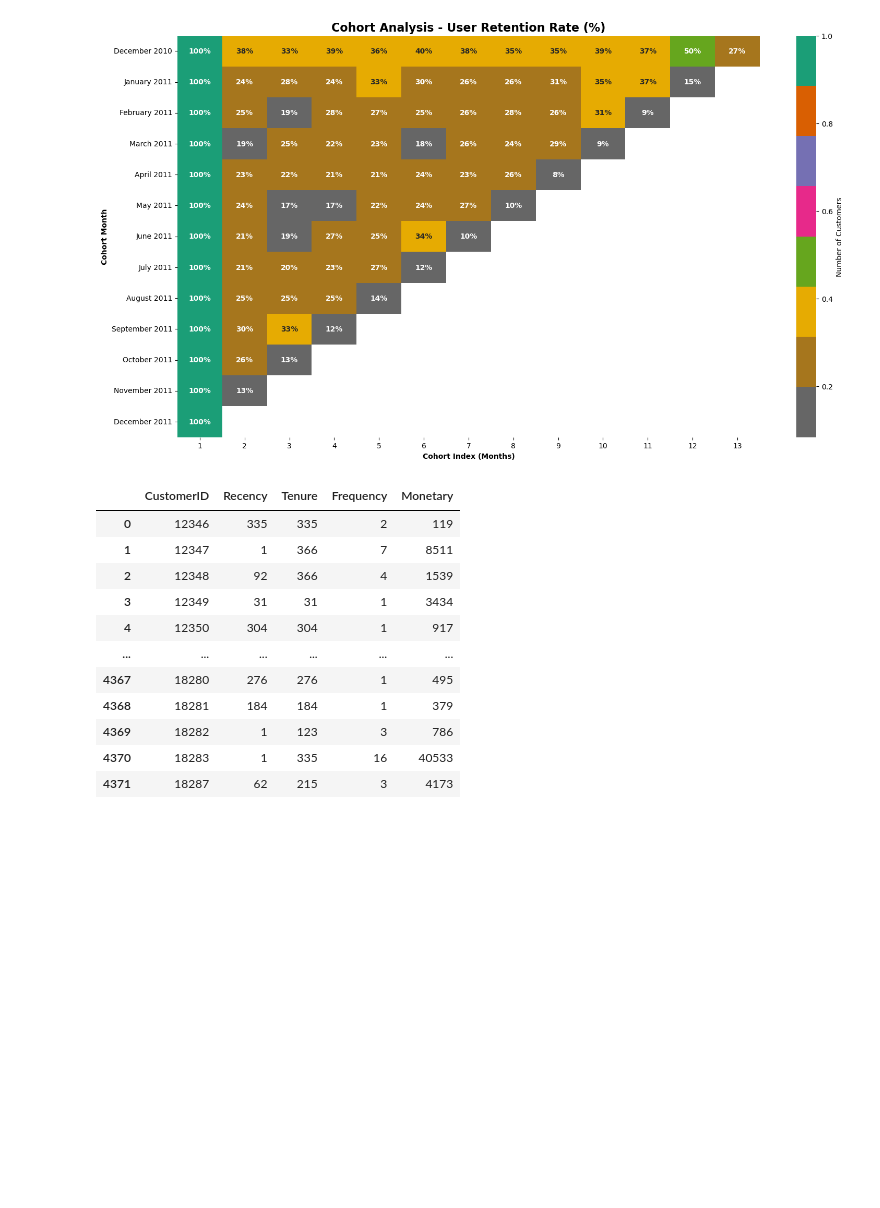
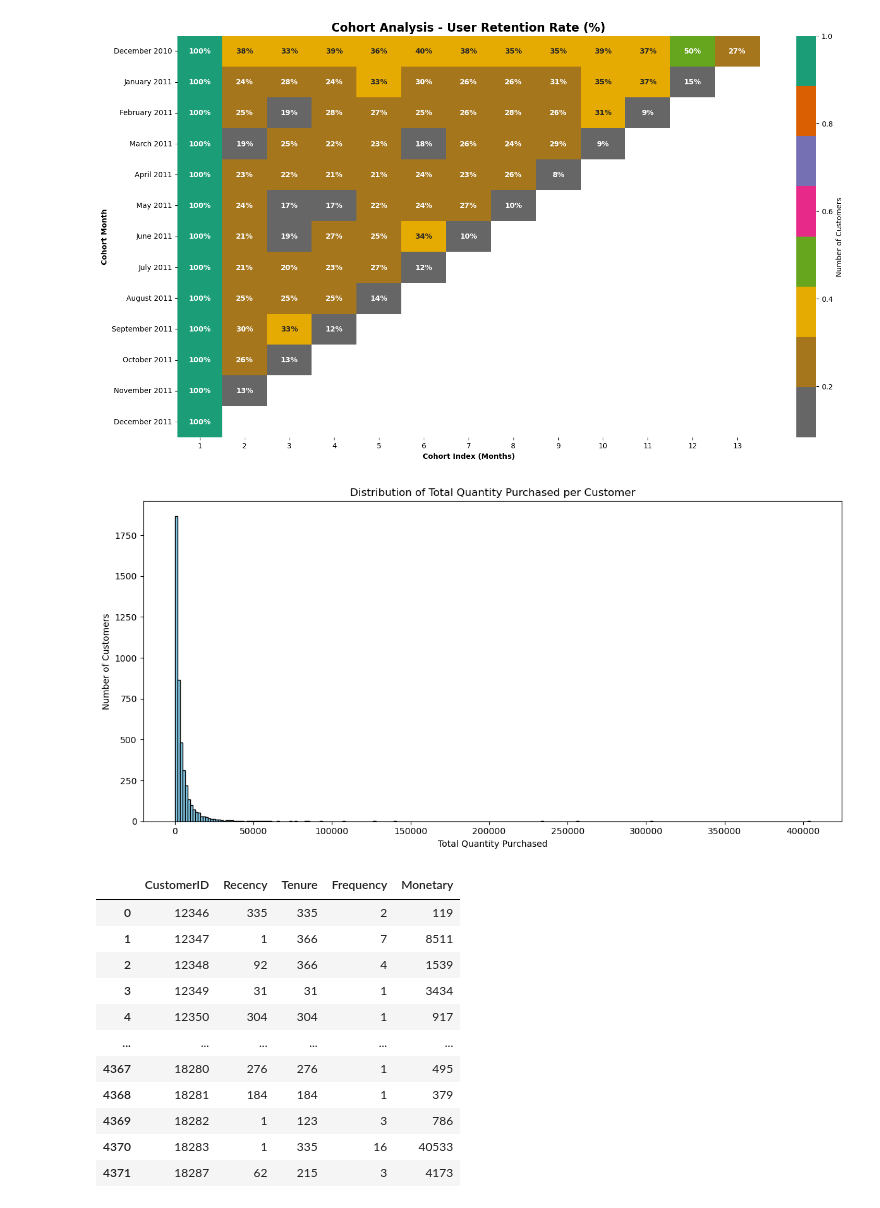
Before and after one commit to Halimat92/Cohort-Analysis-on-E-shop-pro, a Jupyter notebook: Cohort-Analysis-on-E-Shop-Pro.ipynb, the cells around one changed output. Saved outputs shown, nothing was run; the diff lists cells and outputs as text; code cells hidden in the pictures; blank space fills up the shorter version.

```diff
--- a/Cohort-Analysis-on-E-Shop-Pro.ipynb
+++ b/Cohort-Analysis-on-E-Shop-Pro.ipynb
@@ -649,6 +649,20 @@ plt.ylabel('Cohort Month', fontweight='bold')
 plt.show()
 # %% [output]
 [figure]
+# %%
+# Total purchases per customer
+purchase_distribution = data.groupby('CustomerID')['Quantity'].sum()
+
+# Histogram
+plt.figure(figsize=(12, 6))
+plt.hist(purchase_distribution, bins=250, color='skyblue', edgecolor='black')
+plt.title('Distribution of Total Quantity Purchased per Customer')
+plt.xlabel('Total Quantity Purchased')
+plt.ylabel('Number of Customers')
+plt.tight_layout()
+plt.show()
+# %% [output]
+[figure, added]
 # %%
 
 # Set snapshot date as the day after the last transaction
```
Also changed, not shown: parts of 9 cells of this notebook.
